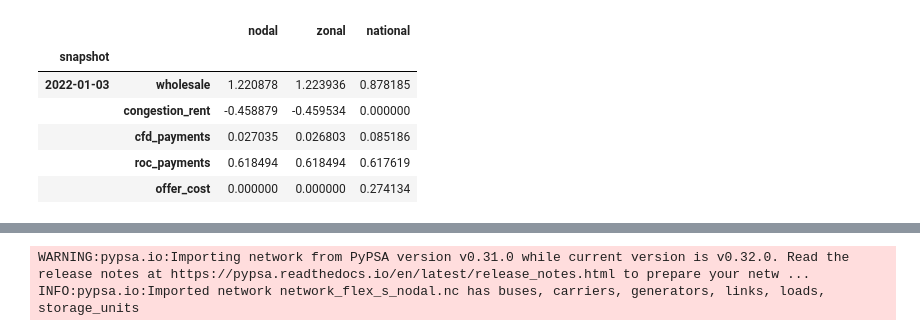
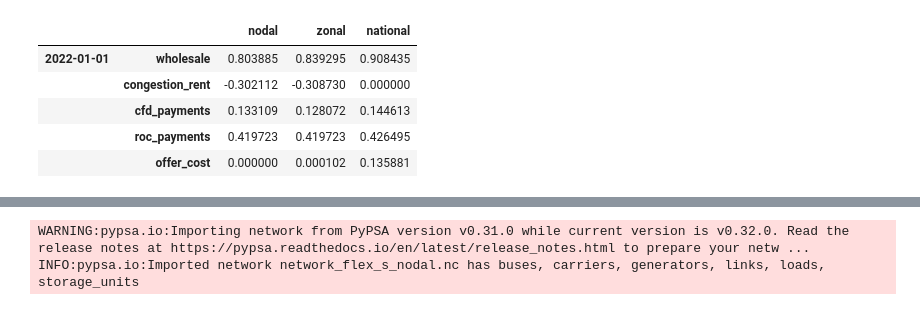
Before and after one commit to LukasFrankenQ/GBPower, a Jupyter notebook: notebooks/money_flow.ipynb, the cells around one changed output, grey strips where cells are left out. Cells and saved outputs as stored; diff of their text form; code cells hidden in the pictures.

```diff
--- a/notebooks/money_flow.ipynb
+++ b/notebooks/money_flow.ipynb
@@ -17,2 +18,26 @@ day = '2022-01-03'
+# %%
+if day != 'total':
+    cost_summary = pd.read_csv(
+        Path.cwd().parent / 'results' / f'{day}' / 'system_cost_summary_flex.csv',
+        index_col=[0,1],
+        parse_dates=[0]
+        )
+else:
+    cost_summary = pd.read_csv(
+        Path.cwd().parent / 'summaries' / 'total_summary_flex.csv',
+        index_col=[0,1],
+        parse_dates=[0]
+        )
+
+index = cost_summary.index.get_level_values(0).unique()
+
+cost_summary.head()
+# %% [output]
+|  |  | nodal | zonal | national |
+| 2022-01-01 | wholesale | 0.803885 | 0.839295 | 0.908435 |
+|  | congestion_rent | -0.302112 | -0.308730 | 0.000000 |
+|  | cfd_payments | 0.133109 | 0.128072 | 0.144613 |
+|  | roc_payments | 0.419723 | 0.419723 | 0.426495 |
+|  | offer_cost | 0.000000 | 0.000102 | 0.135881 |
 # %%
 # rev_path = str(Path.cwd().parent / 'summaries' / 'total_summary_revenues_flex_{}.csv')
@@ -30,20 +59,4 @@ rev_zonal = pd.concat((
     rev_zonal.loc[idx[:, ['wind', 'disp', 'hydro', 'storage'], :]],
     pd.Series(rev_zonal.loc[idx[:, 'intercon', :]].sum(), index=pd.MultiIndex.from_tuples([('total', 'interconnector', 'wholesale')]))
 ))
-# %%
-cost_summary = pd.read_csv(
-    Path.cwd().parent / 'results' / f'{day}' / 'system_cost_summary_flex.csv',
-    index_col=[0,1],
-    parse_dates=[0]
-    )
-
-cost_summary.head()
-# %% [output]
-|  |  | nodal | zonal | national |
-| snapshot |  |  |  |  |
-| 2022-01-03 | wholesale | 1.220878 | 1.223936 | 0.878185 |
-|  | congestion_rent | -0.458879 | -0.459534 | 0.000000 |
-|  | cfd_payments | 0.027035 | 0.026803 | 0.085186 |
-|  | roc_payments | 0.618494 | 0.618494 | 0.617619 |
-|  | offer_cost | 0.000000 | 0.000000 | 0.274134 |
 # %%
```
Also changed, not shown: parts of 26 cells of this notebook.
